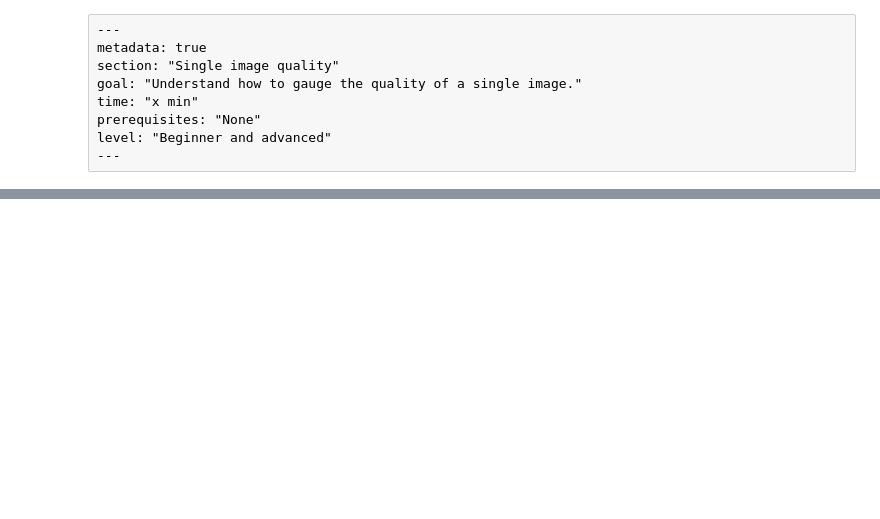
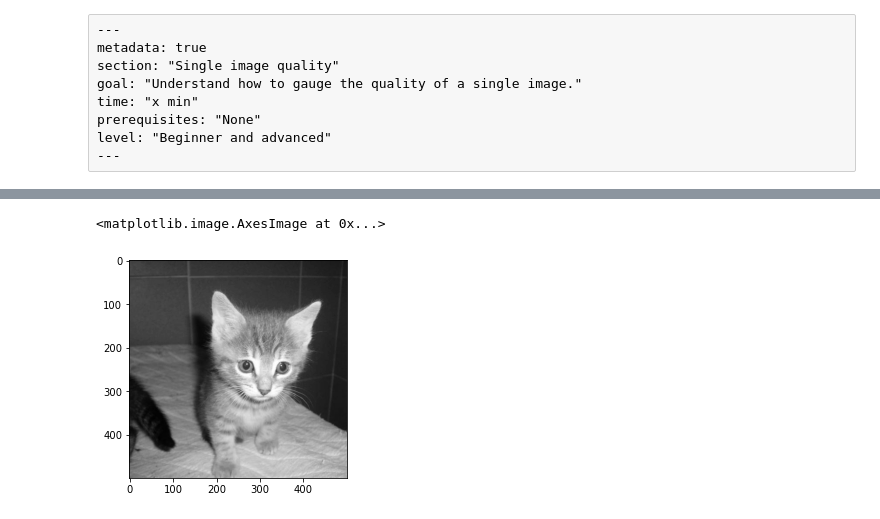
Before and after one commit to annalaine/quaxp, a Jupyter notebook: 2-2-single-quality.ipynb, the cells around one changed output, grey strips where cells are left out. Saved outputs shown, nothing was run; the diff lists cells and outputs as text; code cells hidden in the pictures; blank space fills up the shorter version.

```diff
--- a/2-2-single-quality.ipynb
+++ b/2-2-single-quality.ipynb
@@ -19,0 +26,8 @@ color/grey, scaled image, segmentation, blur, binarizer
+# %%
+import matplotlib.pyplot as plt
+from skimage import io
+from skimage.color import rgb2gray
+
+image = io.imread('./data/1.jpg')
+
+image2 = rgb2gray(image)
@@ -19,0 +52,6 @@ color/grey, scaled image, segmentation, blur, binarizer
+# %%
+plt.imshow(image2, cmap = 'gray') # the parameter 'cmap' is necessary for the method to understand that we do not have
+                                  # 3-color channels anymore but only 1 gray value for each pixel
+# %% [output]
+<matplotlib.image.AxesImage at 0x...>
+[figure, added]
```
Also changed, not shown: parts of 22 cells of this notebook, 1 other file.
